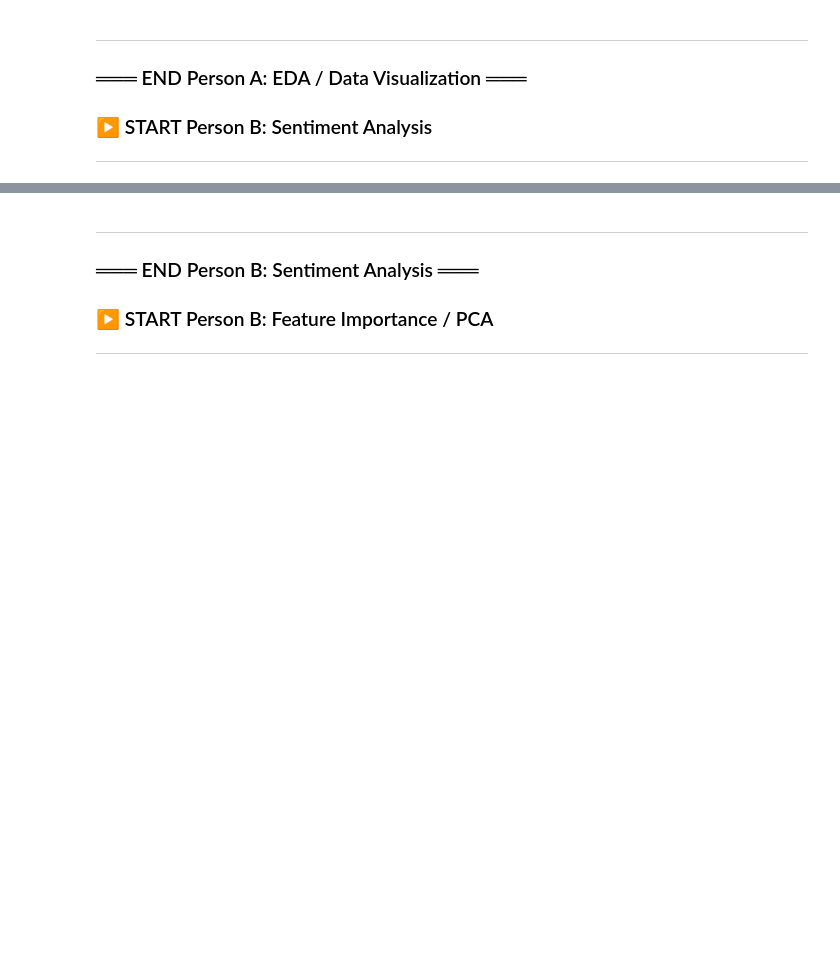
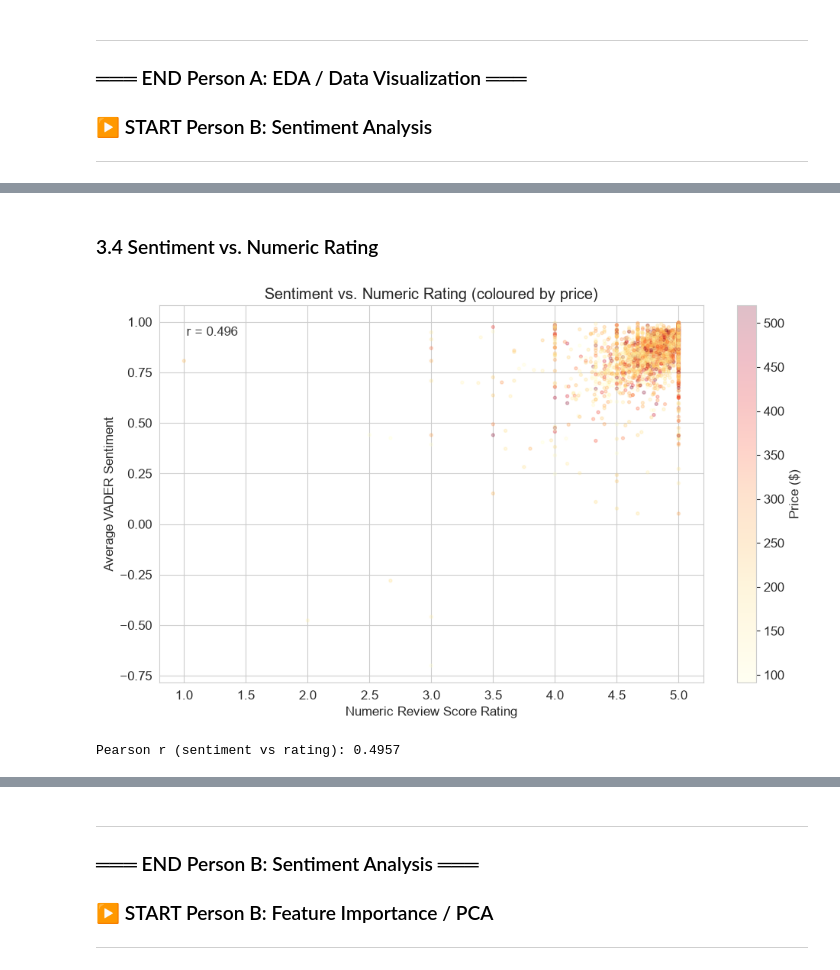
Before and after one commit to patric1304/Data-mining-project, a Jupyter notebook: airbnb_analysis.ipynb, the cells around one changed output, grey strips where cells are left out. Drawn from its saved outputs; the diff is of its cells as text; code cells hidden in the pictures; blank space fills up the shorter version.

Commit message:
Add Person B analysis: fill notebook, fix scripts, update gitignore

```diff
--- a/airbnb_analysis.ipynb
+++ b/airbnb_analysis.ipynb
@@ -445,0 +777,37 @@ plt.show()
+# %% [markdown]
+### 3.4 Sentiment vs. Numeric Rating
+# %%
+# Merge avg_sentiment into a Person-B-only working copy of listings
+listings_b = listings.merge(
+    sentiment_per_listing[['listing_id', 'avg_sentiment', 'sentiment_review_count']],
+    left_on='id', right_on='listing_id', how='left'
+)
+listings_b['avg_sentiment'] = listings_b['avg_sentiment'].fillna(0)
+
+# Only plot listings that have both scores
+plot_df = listings_b.dropna(subset=['review_scores_rating', 'avg_sentiment'])
+plot_df = plot_df[plot_df['avg_sentiment'] != 0]
+
+fig, ax = plt.subplots(figsize=(10, 6))
+sc = ax.scatter(
+    plot_df['review_scores_rating'],
+    plot_df['avg_sentiment'],
+    alpha=0.25, s=8, c=plot_df['price'], cmap='YlOrRd',
+    vmin=plot_df['price'].quantile(0.05),
+    vmax=plot_df['price'].quantile(0.95)
+)
+plt.colorbar(sc, ax=ax, label='Price ($)')
+ax.set_xlabel('Numeric Review Score Rating')
+ax.set_ylabel('Average VADER Sentiment')
+ax.set_title('Sentiment vs. Numeric Rating (coloured by price)')
+
+# Pearson correlation
+r = plot_df[['review_scores_rating', 'avg_sentiment']].corr().iloc[0, 1]
+ax.annotate(f'r = {r:.3f}', xy=(0.05, 0.92), xycoords='axes fraction',
+            fontsize=12, color='#333')
+plt.tight_layout()
+plt.show()
+print(f'Pearson r (sentiment vs rating): {r:.4f}')
+# %% [output]
+[figure, added]
+Pearson r (sentiment vs rating): 0.4957
```
Also changed, not shown: parts of 98 cells of this notebook, 4 other files.
